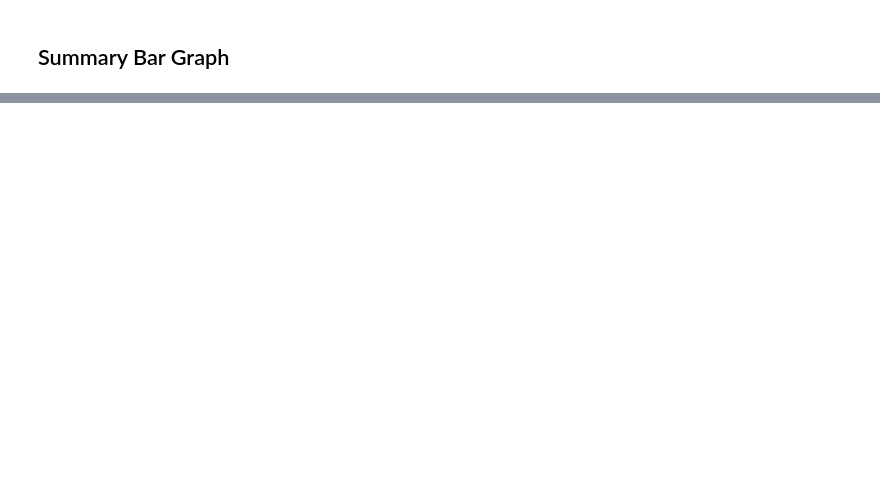
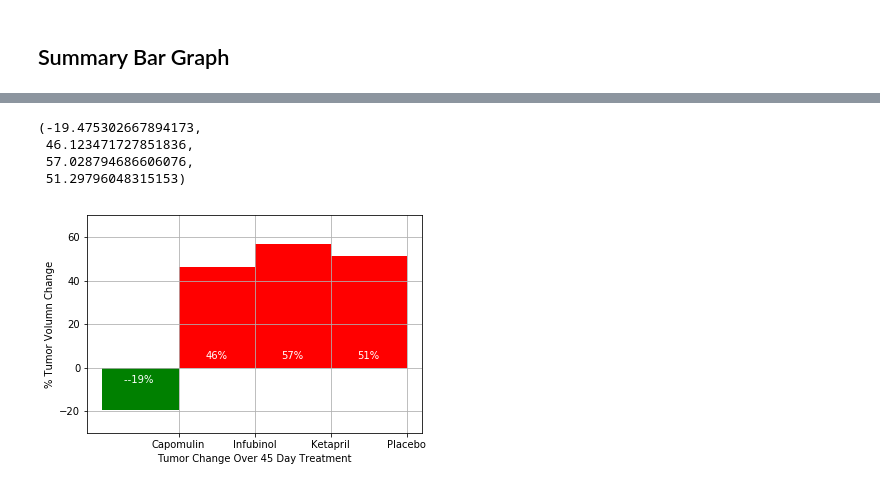
Before and after one commit to cpendarvis/CindyPendarvis_matplotlib-challenge, a Jupyter notebook: pymaceuticals.ipynb, the cells around one changed output, grey strips where cells are left out. Drawn from its saved outputs; the diff is of its cells as text; code cells hidden in the pictures; blank space fills up the shorter version.

```diff
--- a/pymaceuticals.ipynb
+++ b/pymaceuticals.ipynb
@@ -198,5 +330,8 @@ plt.show()
 ## Summary Bar Graph
 # %%
 # Calculate the percent changes for each drug
+# Display the data to confirm
+tumor_pct_change = 100 * (tumor_volume_mean_df.iloc[-1] - tumor_volume_mean_df.iloc[0])/ tumor_volume_mean_df.iloc[0]
+#tumor_pct_change_se = 100 * (tumor_volume_mean_se.iloc[-1] - tumor_volume_mean_se.iloc[0])/ tumor_volume_mean_se.iloc[0]
 
-# Display the data to confirm
+tumor_pct_change
@@ -224,2 +351,57 @@ plt.show()
+# %%
+# Store all Relevant Percent Changes into a Tuple
+pct_changes = (tumor_pct_change["Capomulin"],
+               tumor_pct_change["Infubinol"],
+               tumor_pct_change["Ketapril"],
+               tumor_pct_change["Placebo"])
+pct_changes
+# %% [output]
+(-19.475302667894173,
+ 46.123471727851836,
+ 57.028794686606076,
+ 51.29796048315153)
+# %%
+# Splice the data between passing and failing drugs
+# Orient widths. Add labels, tick marks, etc.
+# Use functions to label the percentages of changes
+# Call functions to implement the function calls
+
+fig, ax = plt.subplots()
+ind = np.arange(len(pct_changes))
+width = 1
+rectsPass = ax.bar(ind[0], pct_changes[0], width, color= 'green')
+rectsFail = ax.bar(ind[1:], pct_changes[1:], width, color= 'red')
+
+ax.set_ylabel('% Tumor Volumn Change')
+ax.set_xlabel('Tumor Change Over 45 Day Treatment')
+ax.set_xticks(ind + 0.5)
+ax.set_xticklabels(('Capomulin','Infubinol','Ketapril','Placebo'))
+ax.set_autoscaley_on(False)
+ax.set_ylim([-30,70])
+ax.grid(True)
+
+def autolabelFail(rects):
+    for rect in rects:
+        height = rect.get_height()
+        ax.text(rect.get_x() + rect.get_width()/2., 3,
+               '%d%%' % int(height),
+               ha='center', va='bottom', color="white")
+
+def autolabelPass(rects):
+    for rect in rects:
+        height = rect.get_height()
+        ax.text(rect.get_x() + rect.get_width()/2., -8,
+               '-%d%% ' % int(height),
+               ha='center', va='bottom', color="white")
+
+autolabelPass(rectsPass)
+autolabelFail(rectsFail)
+
+
+#Save the Figure
+#Show the Figure
+plt.savefig("tumorChnageAnalysis.png")
+# %% [output]
+[figure, added]
 # %% [markdown]
 ![Metastatic Spread During Treatment](../Images/change.png)
```
Also changed, not shown: parts of 21 cells of this notebook.
